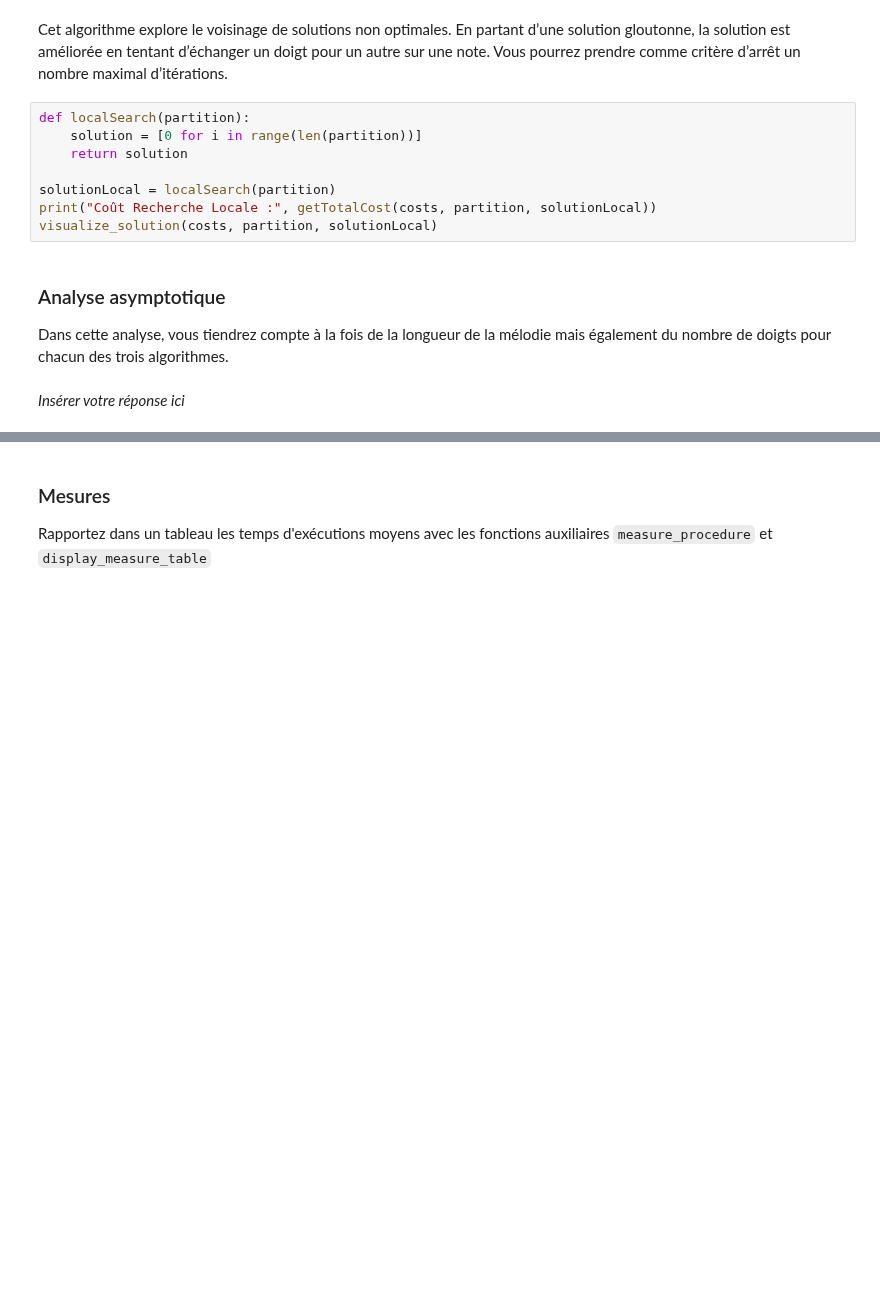
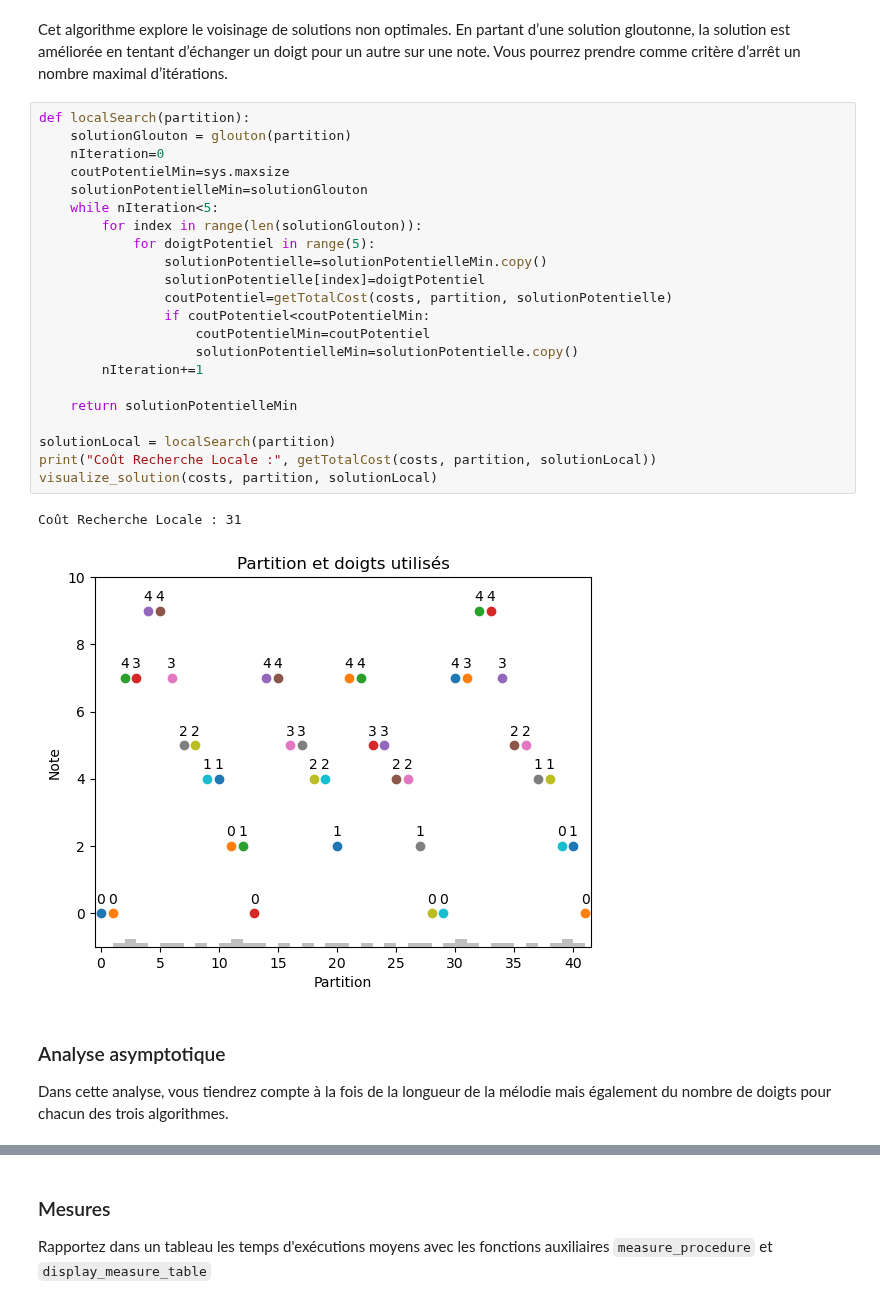
Before and after one commit to simden012/INF8775_Labs, a Jupyter notebook: TP2/TP2-H24.ipynb, the cells around one changed output, grey strips where cells are left out. Drawn from its saved outputs; the diff is of its cells as text; blank space fills up the shorter version.

Commit message:
Recherche locale effectuée

```diff
--- a/TP2/TP2-H24.ipynb
+++ b/TP2/TP2-H24.ipynb
@@ -518,16 +518,31 @@ solution est améliorée en tentant d’échanger un doigt pour un autre sur une
 comme critère d’arrêt un nombre maximal d’itérations.
 # %%
 def localSearch(partition):
-    solution = [0 for i in range(len(partition))]
-    return solution
+    solutionGlouton = glouton(partition)
+    nIteration=0
+    coutPotentielMin=sys.maxsize
+    solutionPotentielleMin=solutionGlouton
+    while nIteration<5:
+        for index in range(len(solutionGlouton)):
+            for doigtPotentiel in range(5):
+                solutionPotentielle=solutionPotentielleMin.copy()
+                solutionPotentielle[index]=doigtPotentiel
+                coutPotentiel=getTotalCost(costs, partition, solutionPotentielle)
+                if coutPotentiel<coutPotentielMin:
+                    coutPotentielMin=coutPotentiel
+                    solutionPotentielleMin=solutionPotentielle.copy()
+        nIteration+=1
+
+    return solutionPotentielleMin
 
 solutionLocal = localSearch(partition)
 print("Coût Recherche Locale :", getTotalCost(costs, partition, solutionLocal))
 visualize_solution(costs, partition, solutionLocal)
+# %% [output]
+Coût Recherche Locale : 31
+[figure, added]
 # %% [markdown]
 ### Analyse asymptotique
 
 Dans cette analyse, vous tiendrez compte à la fois de la longueur de la mélodie mais également du
 nombre de doigts pour chacun des trois algorithmes.
-# %% [markdown]
-*Insérer votre réponse ici*
```
Also changed, not shown: parts of 12 cells of this notebook.
